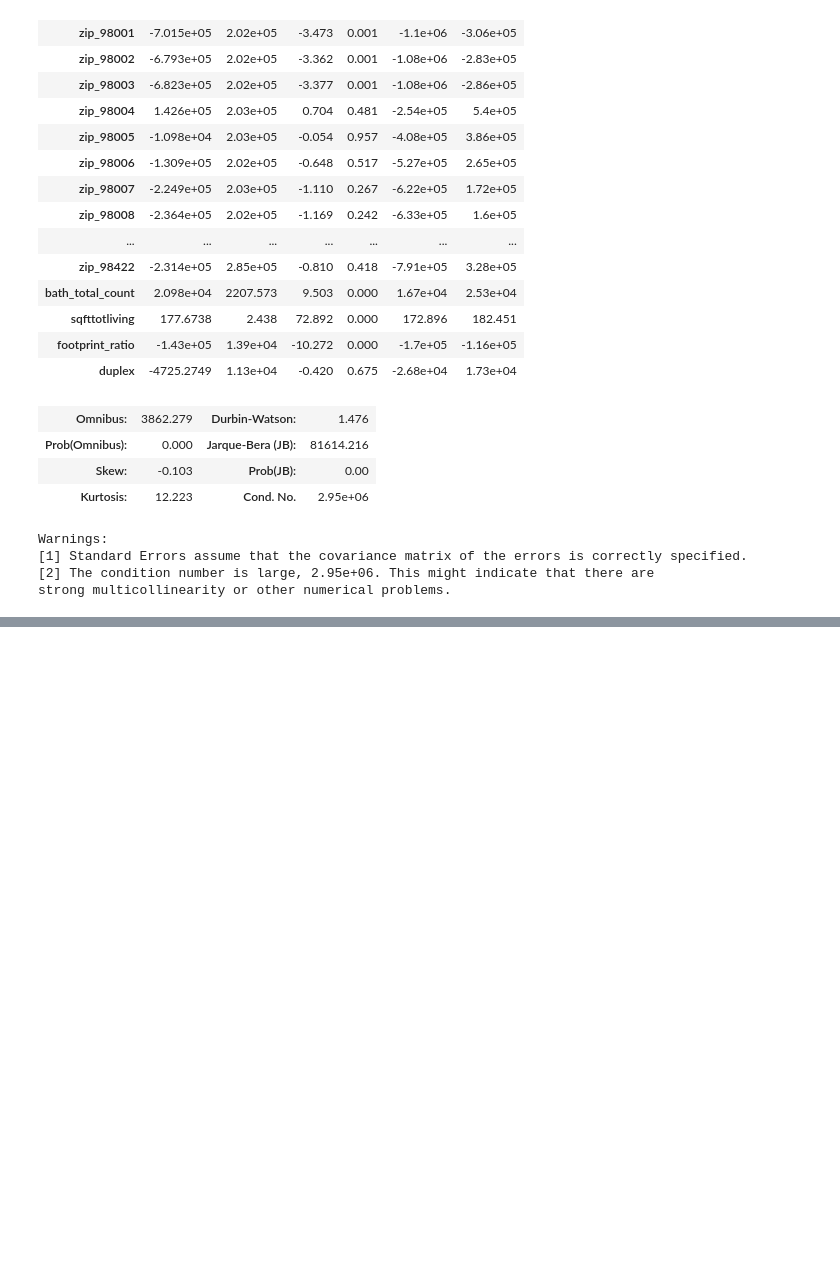
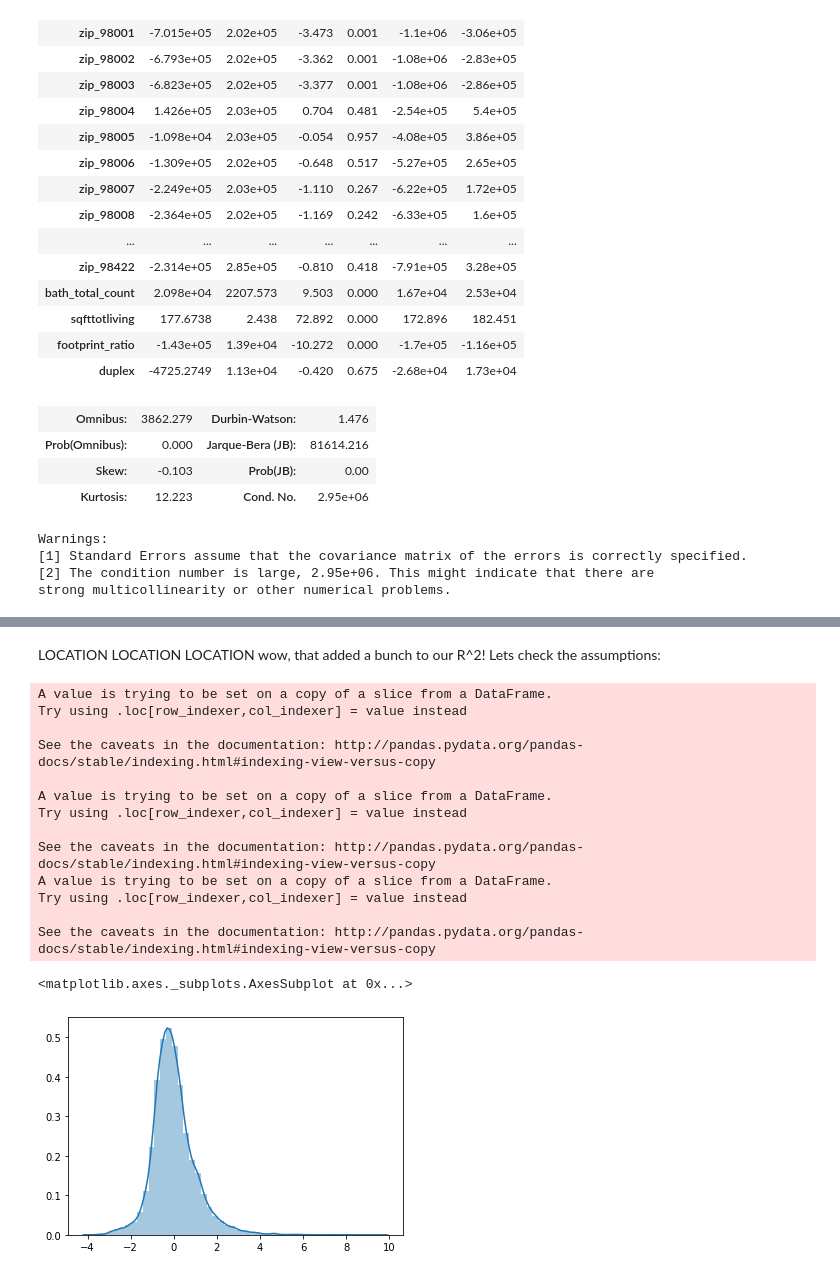
Before and after one commit to aabrahamson3/king-county-housing, a Jupyter notebook: bb_jn.ipynb, the cells around one changed output, grey strips where cells are left out. Drawn from its saved outputs; the diff is of its cells as text; code cells hidden in the pictures; blank space fills up the shorter version.

Commit message:
adds function to check zipcode residual normality

```diff
--- a/bb_jn.ipynb
+++ b/bb_jn.ipynb
@@ -568,0 +618,59 @@ strong multicollinearity or other numerical problems.
+# %% [markdown]
+LOCATION LOCATION LOCATION wow, that added a bunch to our R^2! Lets check the assumptions:
+# %%
+def check_zip_code_res_normality(df):
+    zip_tuple = zip_code_df(df)
+    zip_list = list(zip_tuple[1])
+    zip_list.append('saleprice')
+    zip_res = zip_tuple[0][zip_list]
+
+    lookup_dict = {}
+    for col in zip_res.columns:
+
+        try:
+            index = int(col[-3:])
+            search_string = col[-3:]
+            amount = int(zip_res[zip_res[col]== True]['saleprice'].mean())
+            span = float(zip_res[zip_res[col]== True]['saleprice'].std())
+            lookup_dict[col] = (amount, span)
+        except:
+            continue
+
+
+
+    error_list = []
+    for col in zip_res.columns:
+        try:
+            df_filtered = zip_res[zip_res[col]== True]
+            amount = df_filtered['saleprice'].mean()
+            span = float(df_filtered['saleprice'].std())
+            df_filtered['sigma_difference'] = (df_filtered['saleprice'] - amount)/span
+            a = list(df_filtered['sigma_difference'])
+            error_list.extend(a)
+
+
+        except:
+            continue
+
+
+    info = list(filter(lambda x: np.abs(x)> 0, error_list))
+
+    return sns.distplot(info)
+# %%
+check_zip_code_res_normality(df_clean)
+# %% [output]
+A value is trying to be set on a copy of a slice from a DataFrame.
+Try using .loc[row_indexer,col_indexer] = value instead
+
+See the caveats in the documentation: http://pandas.pydata.org/pandas-docs/stable/indexing.html#indexing-view-versus-copy
+
+A value is trying to be set on a copy of a slice from a DataFrame.
+Try using .loc[row_indexer,col_indexer] = value instead
+
+See the caveats in the documentation: http://pandas.pydata.org/pandas-docs/stable/indexing.html#indexing-view-versus-copy
+A value is trying to be set on a copy of a slice from a DataFrame.
+Try using .loc[row_indexer,col_indexer] = value instead
+
+See the caveats in the documentation: http://pandas.pydata.org/pandas-docs/stable/indexing.html#indexing-view-versus-copy
+<matplotlib.axes._subplots.AxesSubplot at 0x...>
+[figure, added]
```
Also changed, not shown: parts of 2 cells of this notebook, 1 other file.
